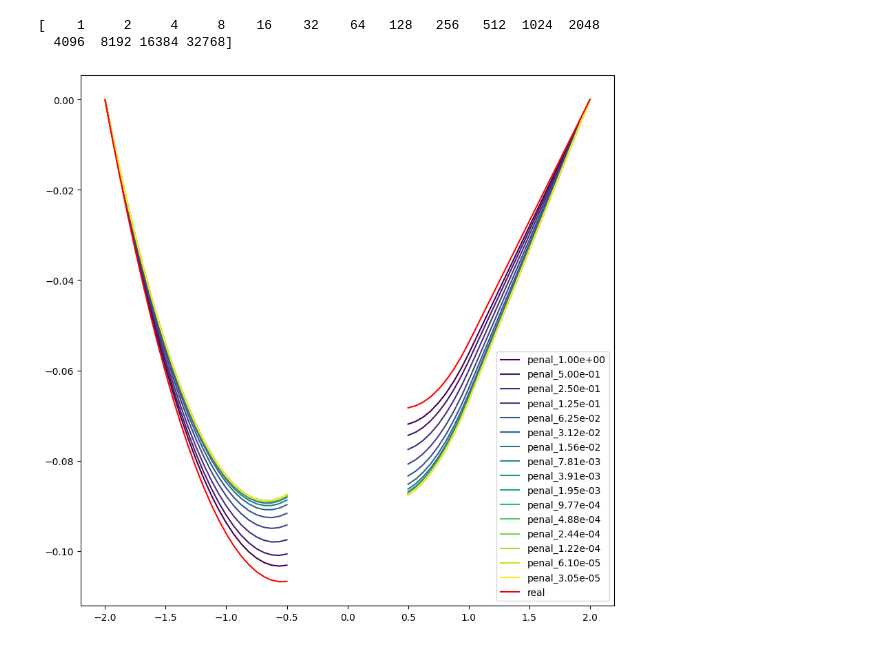
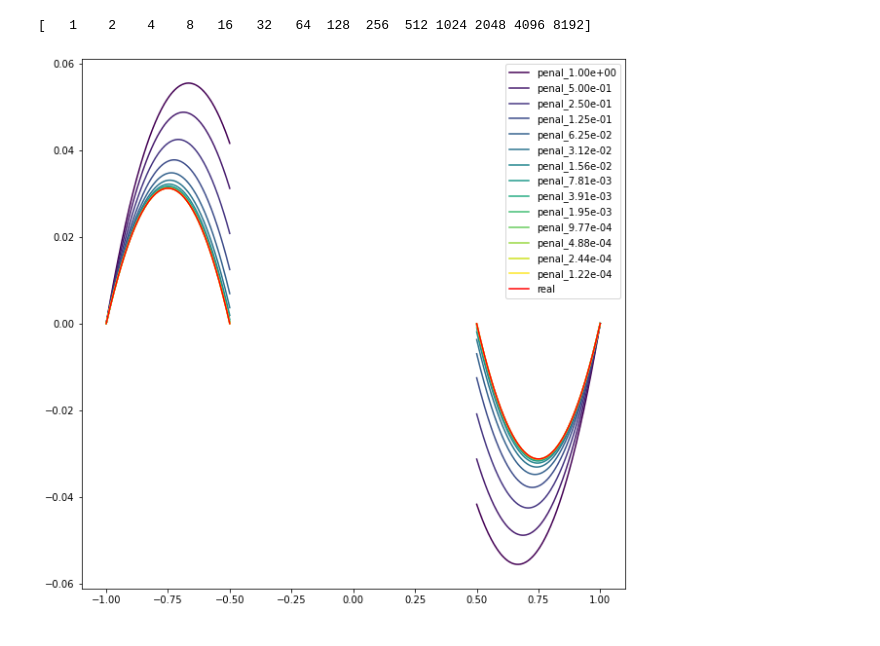
Before and after one commit to KOS-UJ/Spring-Rods-System-Approximation, a Jupyter notebook: experiments/convergence_result.ipynb, the cells around one changed output. Drawn from its saved outputs; the diff is of its cells as text; code cells hidden in the pictures.

Commit message:
design experiments for convergent results

```diff
--- a/experiments/convergence_result.ipynb
+++ b/experiments/convergence_result.ipynb
@@ -26,4 +59,10 @@ model_setup = {
 # %%
-model = SpringRodsSystemSetup(**model_setup)
-solver = SpringRodsSystemSolver(model)
-real_solution = solver()
+model = SpringRodsSystemSetup(
+    **model_setup,
+    body_forces=experiment_setup['body_forces']
+)
+solver = SpringRodsSystemSolver(
+    model,
+    spring_len_bounds=experiment_setup['spring_len_bounds']
+)
+constrained_solution = solver()
@@ -41,43 +69,42 @@ def penal_func(x: Tuple[np.ndarray, np.ndarray]):
 # %%
 penalized_model = SpringRodSystemWithPenalizationSetup(
     **model_setup,
-    penalization_function=penal_func,
+    body_forces=experiment_setup['body_forces'],
+    penalization_function=experiment_setup['penalization_func'],
     penalization_const=1 # this is going to be overwritten
 )
 solver = SpringRodsSystemSolver(penalized_model)
 # %%
-penal_params = np.array([1 << x for x in range(16)])
-# penal_params = np.array([1 / (1 << x) for x in range(10, 20)])
+inverse_penal_params = np.array([1 << x for x in range(14)])
 # %%
-print(penal_params)
+print(inverse_penal_params)
 # %% [output]
-[    1     2     4     8    16    32    64   128   256   512  1024  2048
-  4096  8192 16384 32768]
+[   1    2    4    8   16   32   64  128  256  512 1024 2048 4096 8192]
 # %%
-cmap = plt.get_cmap('viridis', penal_params.size)
+cmap = plt.get_cmap('viridis', inverse_penal_params.size)
 # %%
 fig = plt.gcf()
 fig.set_size_inches(10, 10)
 
 error_norm = []
 
-for idx, val in enumerate(penal_params):
-    penalized_model.penalization_const = 1 / val
+for idx, inv_penal in tqdm(enumerate(inverse_penal_params)):
+    penalized_model.penalization_const = 1 / inv_penal
     solution = solver()
 
-    err = tuple(solution[side] - real_solution[side] for side in (0, 1))
+    err = tuple(solution[side] - constrained_solution[side] for side in (0, 1))
     error_norm.append(l2_norm(values=err, domain=model.domain))
 
-    plt.plot(penalized_model.domain[0], solution[0], color=cmap(idx), label=f'penal_{1 / val:.2e}')
+    plt.plot(penalized_model.domain[0], solution[0], color=cmap(idx), label=f'penal_{1 / inv_penal:.2e}')
     plt.plot(penalized_model.domain[1], solution[1], color=cmap(idx))
 
-plt.plot(model.domain[0], real_solution[0], color='red', label='real')
-plt.plot(model.domain[1], real_solution[1], color='red')
+plt.plot(model.domain[0], constrained_solution[0], color='red', label='real')
+plt.plot(model.domain[1], constrained_solution[1], color='red')
 
 plt.legend()
 plt.grid()
 # %% [output]
-[figure, old version]
+[figure, new version]
 # %%
 fig = plt.gcf()
 fig.set_size_inches(10, 8)
```
Also changed, not shown: parts of 7 cells of this notebook.
